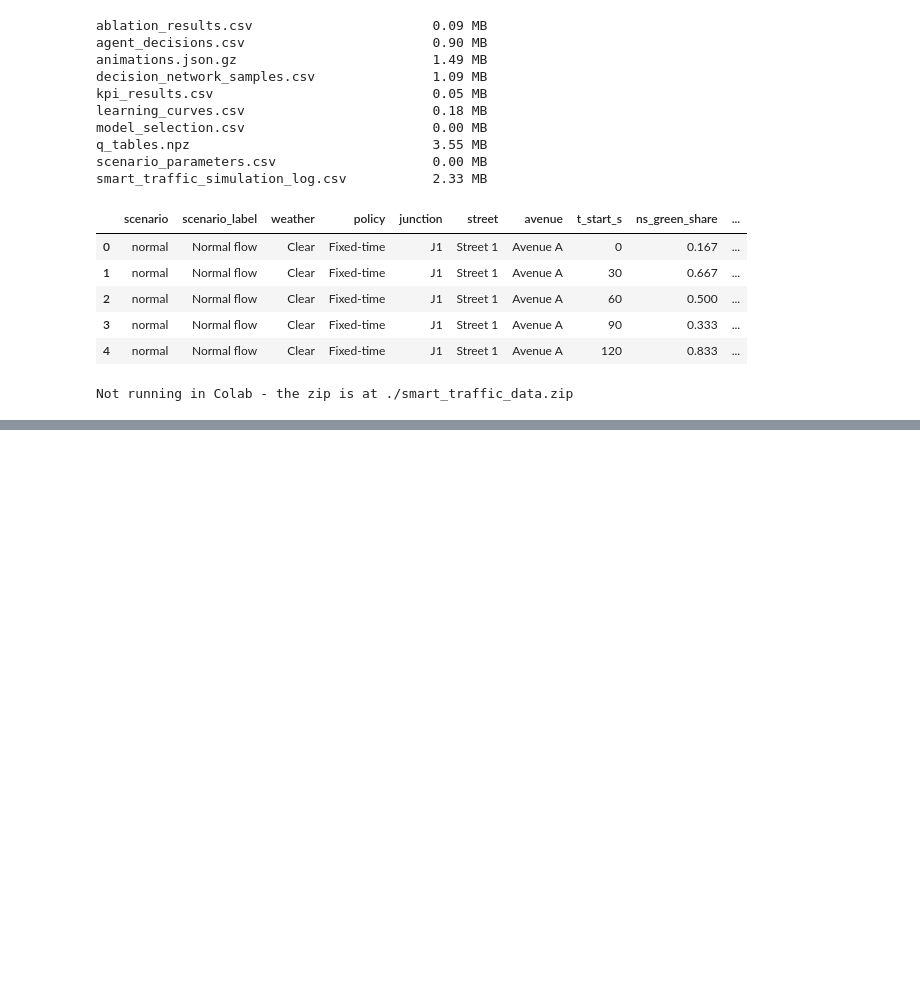
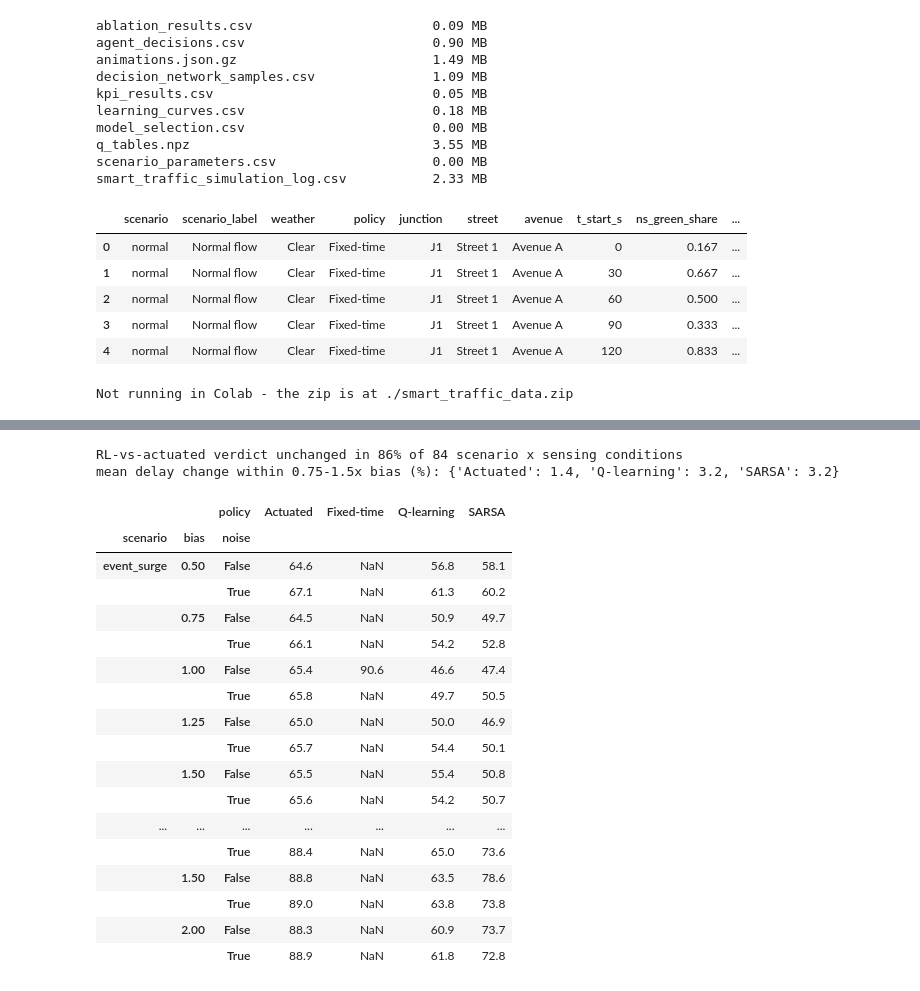
Before and after one commit to Sbot-c/Smart_Traffic_U, a Jupyter notebook: Smart_Traffic_MARL_DecisionNetwork.ipynb, the cells around one changed output, grey strips where cells are left out. Saved outputs shown, nothing was run; the diff lists cells and outputs as text; code cells hidden in the pictures; blank space fills up the shorter version.

```diff
--- a/Smart_Traffic_MARL_DecisionNetwork.ipynb
+++ b/Smart_Traffic_MARL_DecisionNetwork.ipynb
@@ -3582,0 +3889,34 @@ Not running in Colab - the zip is at ./smart_traffic_data.zip
+# %%
+import sensing as SN
+sens = SN.run_study(workers=2)                 # 2,072 test episodes
+sens.to_csv('data/ext_sensing.csv', index=False)
+ssum = SN.summarise(sens)
+ssum.to_csv('data/ext_sensing_summary.csv', index=False)
+nb_ = ssum[ssum.policy != 'Fixed-time'].drop_duplicates(['scenario', 'bias', 'noise'])
+print(f"RL-vs-actuated verdict unchanged in {nb_.same_verdict.mean():.0%} of {len(nb_)} scenario x sensing conditions")
+within = ssum[(ssum.policy != 'Fixed-time') & ssum.bias.between(0.75, 1.5)]
+print('mean delay change within 0.75-1.5x bias (%):',
+      within.groupby('policy').delay_change_pct.mean().round(1).to_dict())
+ssum[ssum.scenario.isin(['rush_hour', 'event_surge'])].pivot_table(
+    index=['scenario', 'bias', 'noise'], columns='policy', values='avg_delay_s').round(1)
+# %% [output]
+RL-vs-actuated verdict unchanged in 86% of 84 scenario x sensing conditions
+mean delay change within 0.75-1.5x bias (%): {'Actuated': 1.4, 'Q-learning': 3.2, 'SARSA': 3.2}
+|  |  | policy | Actuated | Fixed-time | Q-learning | SARSA |
+| scenario | bias | noise |  |  |  |  |
+| event_surge | 0.50 | False | 64.6 | NaN | 56.8 | 58.1 |
+|  |  | True | 67.1 | NaN | 61.3 | 60.2 |
+|  | 0.75 | False | 64.5 | NaN | 50.9 | 49.7 |
+|  |  | True | 66.1 | NaN | 54.2 | 52.8 |
+|  | 1.00 | False | 65.4 | 90.6 | 46.6 | 47.4 |
+|  |  | True | 65.8 | NaN | 49.7 | 50.5 |
+|  | 1.25 | False | 65.0 | NaN | 50.0 | 46.9 |
+|  |  | True | 65.7 | NaN | 54.4 | 50.1 |
+|  | 1.50 | False | 65.5 | NaN | 55.4 | 50.8 |
+|  |  | True | 65.6 | NaN | 54.2 | 50.7 |
+| ... | ... | ... | ... | ... | ... | ... |
+|  |  | True | 88.4 | NaN | 65.0 | 73.6 |
+|  | 1.50 | False | 88.8 | NaN | 63.5 | 78.6 |
+|  |  | True | 89.0 | NaN | 63.8 | 73.8 |
+|  | 2.00 | False | 88.3 | NaN | 60.9 | 73.7 |
+|  |  | True | 88.9 | NaN | 61.8 | 72.8 |
```
Also changed, not shown: parts of 10 cells of this notebook, 22 other files.
